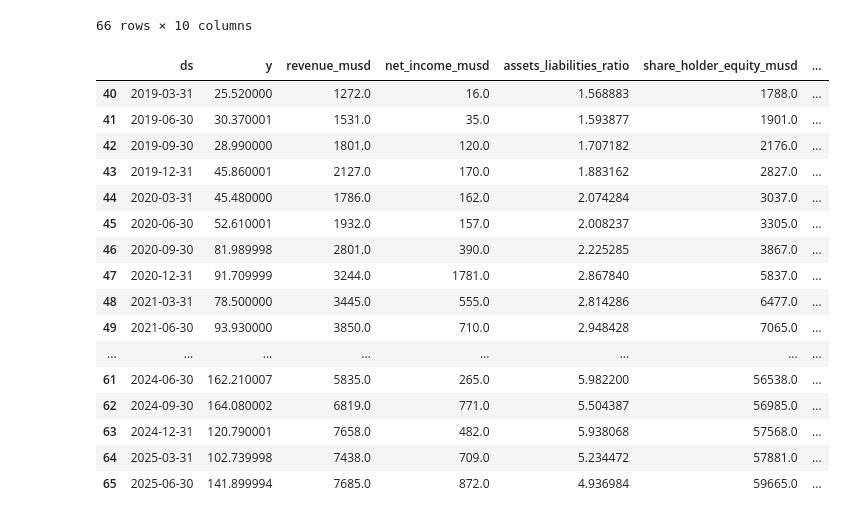
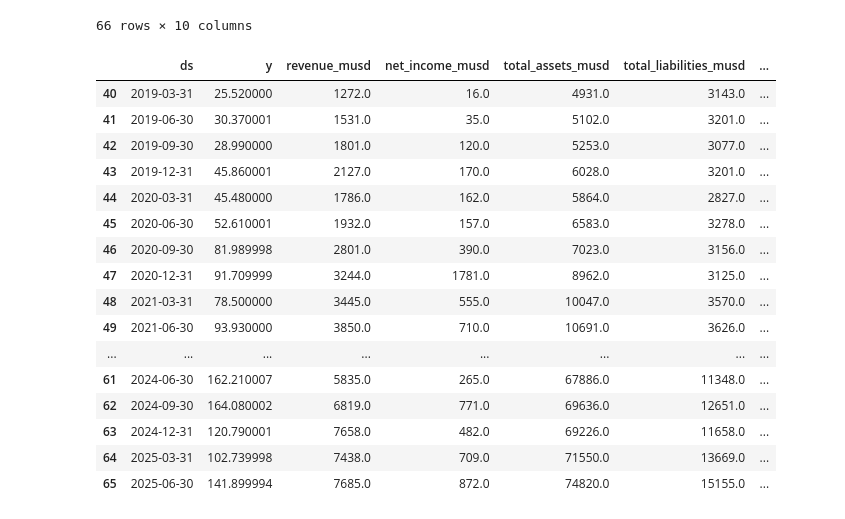
Before and after one commit to JonMc19/Stock-Price-Prediction-combining-econometric-models-and-ML, a Jupyter notebook: Type of analysis/Analisis temporal/models/amd/Prophet_model.ipynb, the cells around one changed output. Cells and saved outputs as stored; diff of their text form; code cells hidden in the pictures.

```diff
--- a/Type of analysis/Analisis temporal/models/amd/Prophet_model.ipynb
+++ b/Type of analysis/Analisis temporal/models/amd/Prophet_model.ipynb
@@ -24,43 +24,43 @@ data
 66 rows × 10 columns
 # %%
 # create column assets_liabilities_ratio
-data['assets_liabilities_ratio'] = data['total_assets_musd'] / data['total_liabilities_musd']
+#data['assets_liabilities_ratio'] = data['total_assets_musd'] / data['total_liabilities_musd']
 
-# drop columns total_assets_musd total_liabilities_musd and other unnecessary columns
-data = data.drop(columns=['total_assets_musd', 'total_liabilities_musd', 'Unnamed: 0'])
+# drop unnecessary columns
+data = data.drop(columns=['Unnamed: 0'])
 # %%
 #1)rename date to ds and Price to y for prophet
 
 data = data.rename(columns={"date": "ds", "Price": "y"})
 
 data["ds"]= pd.to_datetime(data["ds"], format="%Y-%m-%d")
 
 #reorder columns
-data = data[["ds", "y", "revenue_musd", "net_income_musd", "assets_liabilities_ratio", "share_holder_equity_musd", "gdp_growth", "interest_rate"]]
+data = data[["ds", "y", "revenue_musd", "net_income_musd", "total_assets_musd","total_liabilities_musd", "share_holder_equity_musd", "gdp_growth", "interest_rate"]]
 
 #create backtesting data
 
 data_bt = data.iloc[:-4]
 
 data[40:]
 # %% [output]
-|  | ds | y | revenue_musd | net_income_musd | assets_liabilities_ratio | share_holder_equity_musd | ... |
-| 40 | 2019-03-31 | 25.520000 | 1272.0 | 16.0 | 1.568883 | 1788.0 | ... |
-| 41 | 2019-06-30 | 30.370001 | 1531.0 | 35.0 | 1.593877 | 1901.0 | ... |
-| 42 | 2019-09-30 | 28.990000 | 1801.0 | 120.0 | 1.707182 | 2176.0 | ... |
-| 43 | 2019-12-31 | 45.860001 | 2127.0 | 170.0 | 1.883162 | 2827.0 | ... |
-| 44 | 2020-03-31 | 45.480000 | 1786.0 | 162.0 | 2.074284 | 3037.0 | ... |
-| 45 | 2020-06-30 | 52.610001 | 1932.0 | 157.0 | 2.008237 | 3305.0 | ... |
-| 46 | 2020-09-30 | 81.989998 | 2801.0 | 390.0 | 2.225285 | 3867.0 | ... |
-| 47 | 2020-12-31 | 91.709999 | 3244.0 | 1781.0 | 2.867840 | 5837.0 | ... |
-| 48 | 2021-03-31 | 78.500000 | 3445.0 | 555.0 | 2.814286 | 6477.0 | ... |
-| 49 | 2021-06-30 | 93.930000 | 3850.0 | 710.0 | 2.948428 | 7065.0 | ... |
+|  | ds | y | revenue_musd | net_income_musd | total_assets_musd | total_liabilities_musd | ... |
+| 40 | 2019-03-31 | 25.520000 | 1272.0 | 16.0 | 4931.0 | 3143.0 | ... |
+| 41 | 2019-06-30 | 30.370001 | 1531.0 | 35.0 | 5102.0 | 3201.0 | ... |
+| 42 | 2019-09-30 | 28.990000 | 1801.0 | 120.0 | 5253.0 | 3077.0 | ... |
+| 43 | 2019-12-31 | 45.860001 | 2127.0 | 170.0 | 6028.0 | 3201.0 | ... |
+| 44 | 2020-03-31 | 45.480000 | 1786.0 | 162.0 | 5864.0 | 2827.0 | ... |
+| 45 | 2020-06-30 | 52.610001 | 1932.0 | 157.0 | 6583.0 | 3278.0 | ... |
+| 46 | 2020-09-30 | 81.989998 | 2801.0 | 390.0 | 7023.0 | 3156.0 | ... |
+| 47 | 2020-12-31 | 91.709999 | 3244.0 | 1781.0 | 8962.0 | 3125.0 | ... |
+| 48 | 2021-03-31 | 78.500000 | 3445.0 | 555.0 | 10047.0 | 3570.0 | ... |
+| 49 | 2021-06-30 | 93.930000 | 3850.0 | 710.0 | 10691.0 | 3626.0 | ... |
 | ... | ... | ... | ... | ... | ... | ... | ... |
-| 61 | 2024-06-30 | 162.210007 | 5835.0 | 265.0 | 5.982200 | 56538.0 | ... |
-| 62 | 2024-09-30 | 164.080002 | 6819.0 | 771.0 | 5.504387 | 56985.0 | ... |
-| 63 | 2024-12-31 | 120.790001 | 7658.0 | 482.0 | 5.938068 | 57568.0 | ... |
-| 64 | 2025-03-31 | 102.739998 | 7438.0 | 709.0 | 5.234472 | 57881.0 | ... |
-| 65 | 2025-06-30 | 141.899994 | 7685.0 | 872.0 | 4.936984 | 59665.0 | ... |
+| 61 | 2024-06-30 | 162.210007 | 5835.0 | 265.0 | 67886.0 | 11348.0 | ... |
+| 62 | 2024-09-30 | 164.080002 | 6819.0 | 771.0 | 69636.0 | 12651.0 | ... |
+| 63 | 2024-12-31 | 120.790001 | 7658.0 | 482.0 | 69226.0 | 11658.0 | ... |
+| 64 | 2025-03-31 | 102.739998 | 7438.0 | 709.0 | 71550.0 | 13669.0 | ... |
+| 65 | 2025-06-30 | 141.899994 | 7685.0 | 872.0 | 74820.0 | 15155.0 | ... |
 # %%
 #2) Add a future base scenario so Proheet can make predictions
 
```
Also changed, not shown: parts of 15 cells of this notebook, 4 other files.
